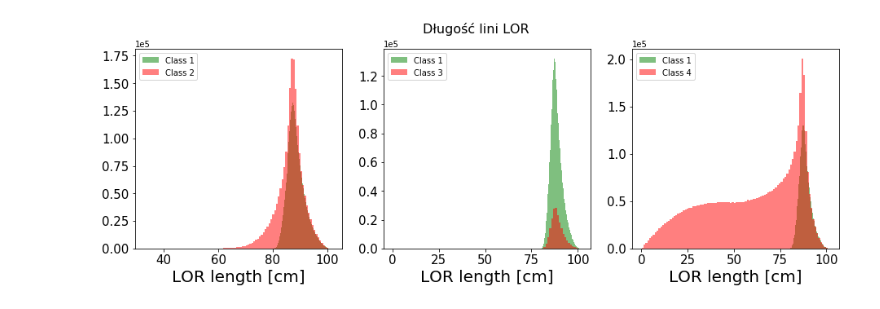
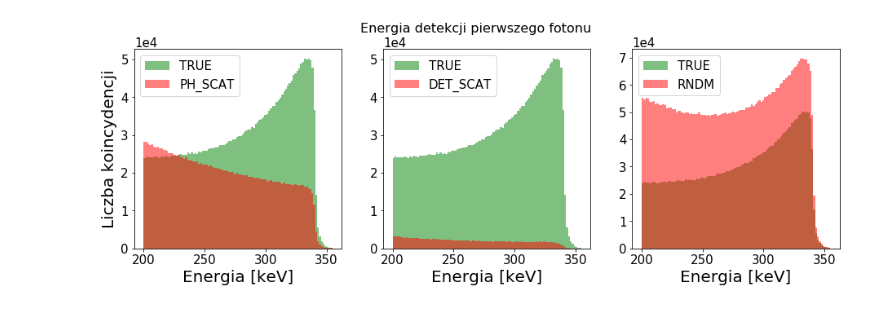
Before and after one commit to K4liber/MultiphotonClassification, a Jupyter notebook: Notebooks/checkTranformedData.ipynb, the cells around one changed output. Cells and saved outputs as stored; diff of their text form; code cells hidden in the pictures.

```diff
--- a/Notebooks/checkTranformedData.ipynb
+++ b/Notebooks/checkTranformedData.ipynb
@@ -222,28 +83,8 @@ plt.show()
-# %%
-fig = plt.gcf()
-fig.set_size_inches(15.5, 4.5)
-fig.suptitle('Długość lini LOR', fontsize=16)
-ax1 = plt.subplot(1,3,1)
-ax1.ticklabel_format(style='sci', axis='y', scilimits=(0,0))
-ax1.hist(dataClass1['lorL'], bins = 100, alpha = 0.5, color = 'green', label = 'Class 1')
-ax1.hist(dataClass2['lorL'], bins = 100, alpha = 0.5, color = 'red', label = 'Class 2')
-ax1.set_xlabel('LOR length [cm]', fontsize = 20)
-ax1.tick_params(direction='out', labelsize = 15)
-ax1.legend()
-ax2 = plt.subplot(1,3,2)
-ax2.ticklabel_format(style='sci', axis='y', scilimits=(0,0))
-ax2.hist(dataClass1['lorL'], bins = 100, alpha = 0.5, color = 'green', label = 'Class 1')
-ax2.hist(dataClass3['lorL'], bins = 100, alpha = 0.5, color = 'red', label = 'Class 3')
-ax2.set_xlabel('LOR length [cm]', fontsize = 20)
-ax2.legend()
-ax2.tick_params(direction='out', labelsize = 15)
-ax3 = plt.subplot(1,3,3)
-ax3.ticklabel_format(style='sci', axis='y', scilimits=(0,0))
-ax3.hist(dataClass1['lorL'], bins = 100, alpha = 0.5, color = 'green', label = 'Class 1')
-ax3.hist(dataClass4['lorL'], bins = 100, alpha = 0.5, color = 'red', label = 'Class 4')
-ax3.set_xlabel('LOR length [cm]', fontsize = 20)
-ax3.legend()
-ax3.tick_params(direction='out', labelsize = 15)
-plt.show()
-# %% [output]
-[figure, removed]
+# %%
+plotStats(
+    subtitle = 'Energia detekcji pierwszego fotonu',
+    xlabel = 'Energia [keV]',
+    attribute = 'e1'
+)
+# %% [output]
+[figure, added]
```
Also changed, not shown: parts of 21 cells of this notebook, 8 other files.
